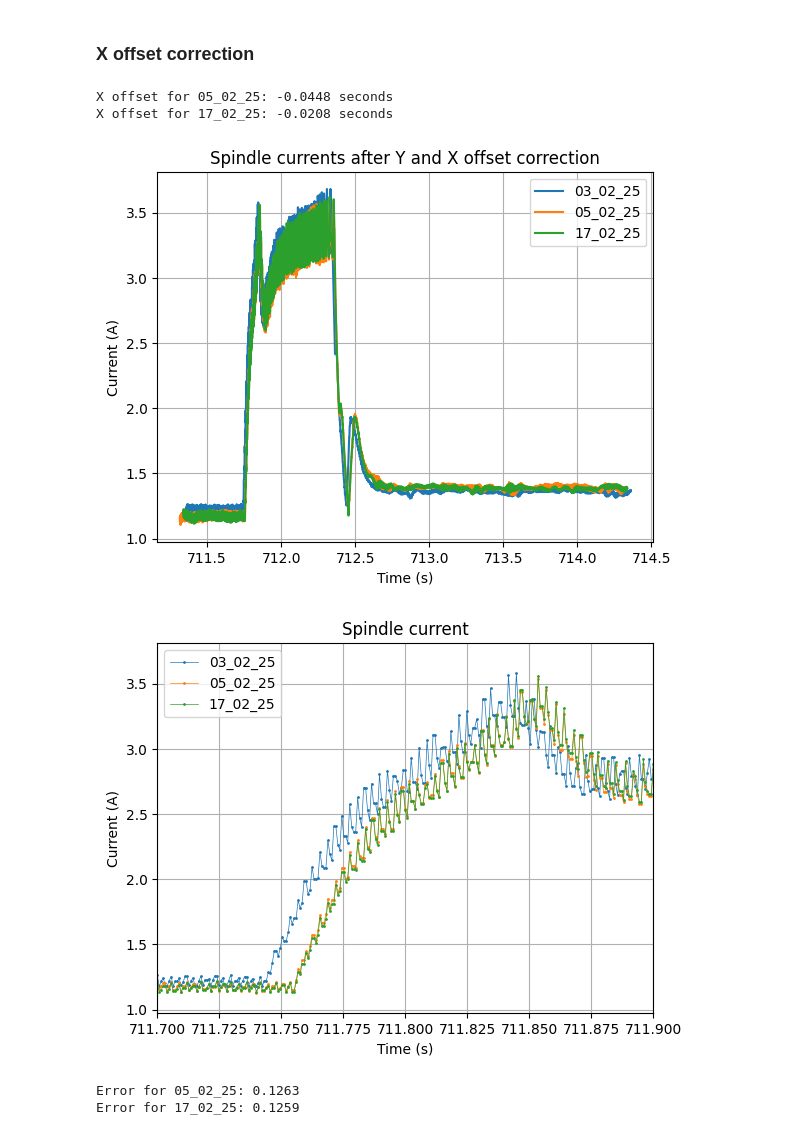
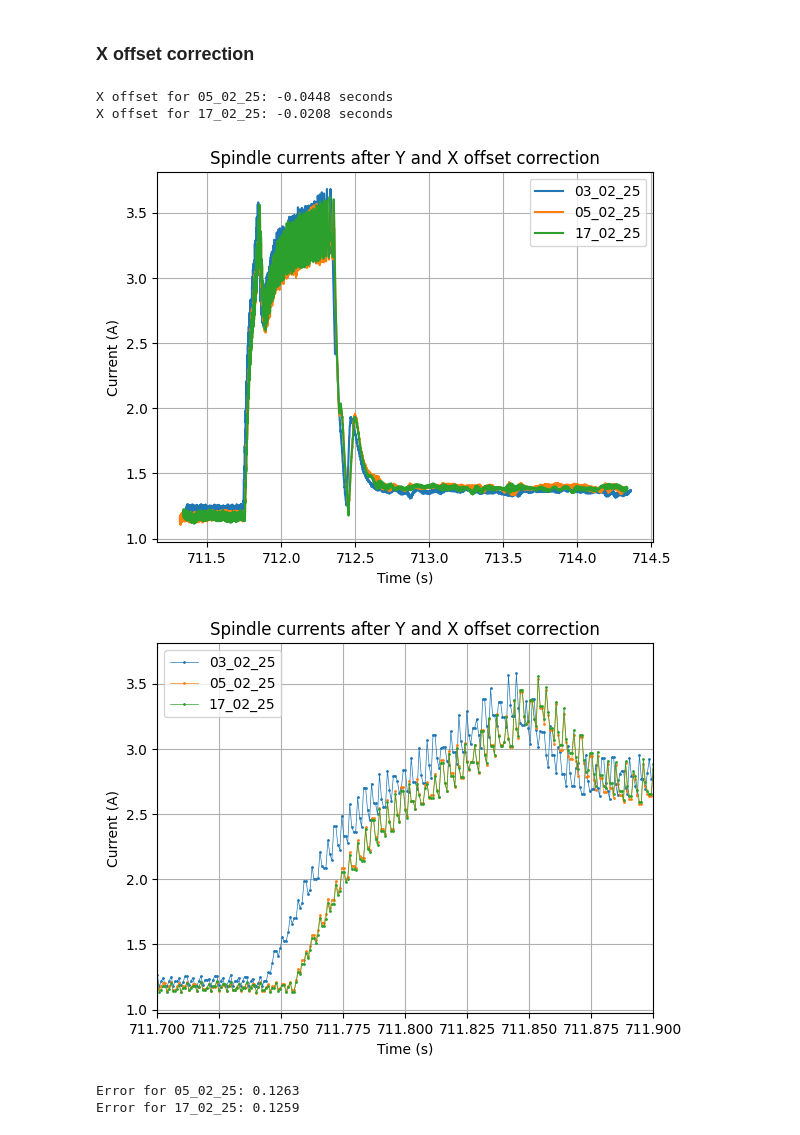
Before and after one commit to opatiny/predictiveMaintenance, a Jupyter notebook: src/notebooks/alignSignals.ipynb, the cells around one changed output. Saved outputs shown, nothing was run; the diff lists cells and outputs as text; code cells hidden in the pictures.

```diff
--- a/src/notebooks/alignSignals.ipynb
+++ b/src/notebooks/alignSignals.ipynb
@@ -295,35 +299,35 @@ for i in range(len(queriesCorrectedY)):
     print(f'X offset for {dates[i+1]}: {timeOffset} seconds')
     offsetTimes.append(sigTimes[i] + timeOffset)
 
 # plot aligned signals with corrected Y offset and X offset
 plt.figure()
 plt.plot(refTime, reference, label=dates[0])
 for i in range(len(queriesCorrectedY)):
     plt.plot(offsetTimes[i], queriesCorrectedY[i], label=dates[i+1])
 plt.legend()
 plt.title('Spindle currents after Y and X offset correction')
 plt.xlabel('Time (s)')
 plt.ylabel('Current (A)')
 plt.grid()
 
 
 # zoom in on the signals
 plt.figure()
 # plot all signals in one plot
 plt.plot(refTime, reference, "o-", markersize=1, lw = 0.5, label=dates[0])
 for i in range(len(queriesCorrectedY)):
     plt.plot(offsetTimes[i], queriesCorrectedY[i],"o-", markersize=1, lw = 0.5,  label=dates[i+1])
 plt.legend()
-plt.title('Spindle current')
+plt.title('Spindle currents after Y and X offset correction')
 plt.xlabel('Time (s)')
 plt.ylabel('Current (A)')
 plt.xlim(711.7, 711.9)
 plt.grid()
 # %% [output]
 X offset for 05_02_25: -0.0448 seconds
 X offset for 17_02_25: -0.0208 seconds
 [figure]
-[figure, old version]
+[figure, new version]
 # %%
 # computing errors for signals with time offset corrected
 
```
Also changed, not shown: parts of 3 cells of this notebook, 7 other files.
